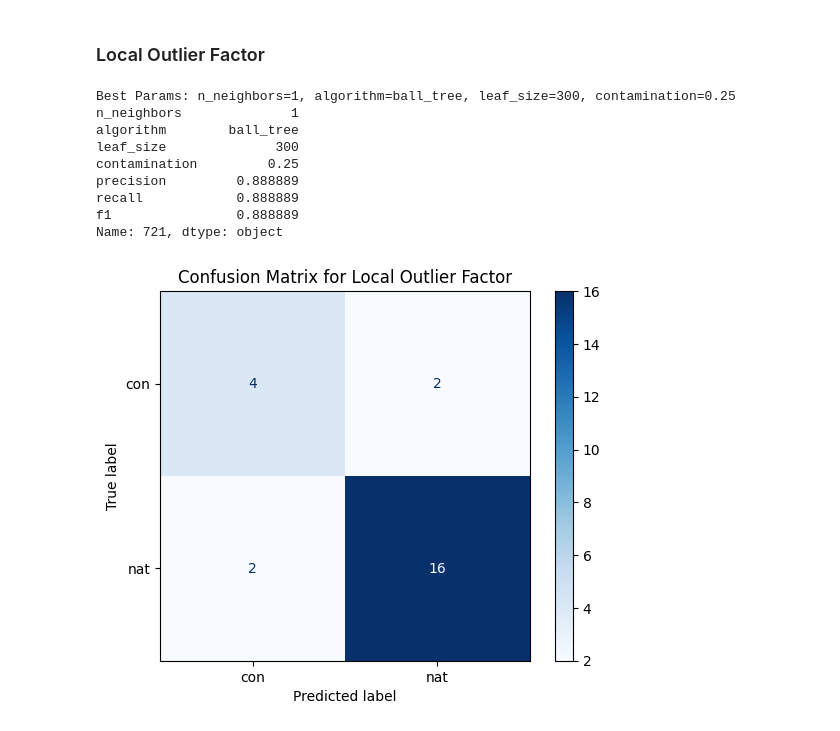
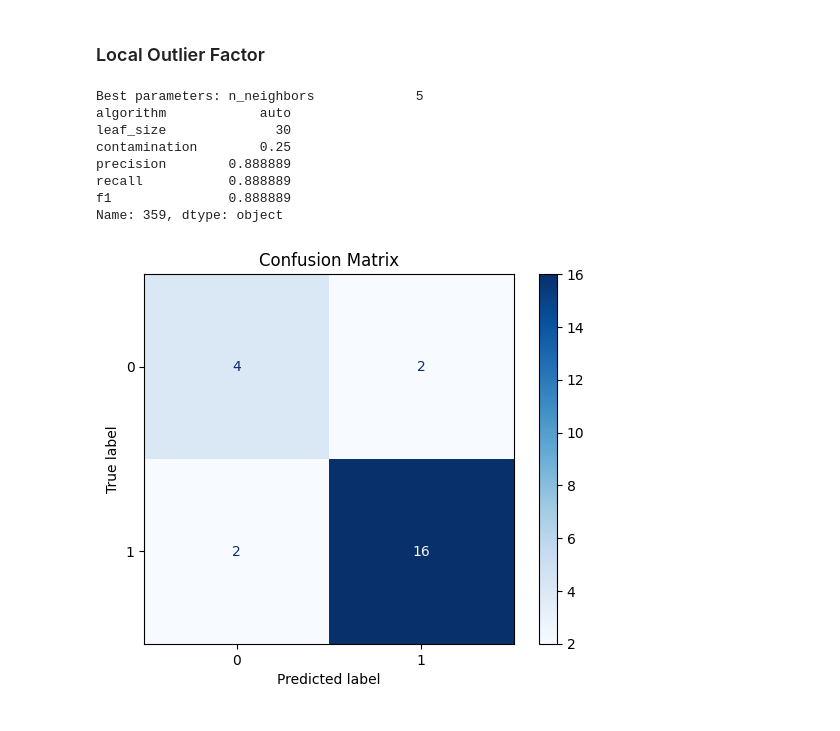
Before and after one commit to kirbergerconnor/iscl-thesis, a Jupyter notebook: anomalydetection.ipynb, the cells around one changed output. Saved outputs shown, nothing was run; the diff lists cells and outputs as text; code cells hidden in the pictures.

```diff
--- a/anomalydetection.ipynb
+++ b/anomalydetection.ipynb
@@ -70,6 +70,7 @@ for params in grid:
     precision = precision_score(y, y_pred, pos_label=-1)
     recall = recall_score(y, y_pred, pos_label=-1)
     f1 = f1_score(y, y_pred, pos_label=-1)
+    # ap = average_precision_score(y, y_pred, pos_label=-1)
     # roc_auc = roc_auc_score(y, ocsvm.decision_function(X_train))
 
     results.append({
@@ -81,6 +82,7 @@ for params in grid:
         'precision': precision,
         'recall': recall,
         'f1': f1,
+        # 'average_precision': ap,
         # 'roc_auc': roc_auc,
     })
 
@@ -89,17 +91,17 @@ ocsvm_finetuning_df.to_csv('./results/ocsvm_finetuning_df.csv')
 # Best parameters based on roc-auc score
 # best_params_roc = ocsvm_finetuning_df.sort_values(by='roc_auc', ascending=False).iloc[0]
 # print(best_params_roc)
-# Best parameters based on f1 score
-best_params_f1 = ocsvm_finetuning_df.sort_values(by='f1', ascending=False).iloc[0]
-print(best_params_f1)
+# Best parameters based on average precision score
+best_params = ocsvm_finetuning_df.sort_values(by='f1', ascending=False).iloc[0]
+print(best_params)
 
 # Evaluating fine-tuned model
 ocsvm = OneClassSVM(
-    kernel=best_params_f1['kernel'],
-    degree=best_params_f1['degree'],
-    coef0=best_params_f1['coef0'],
-    gamma=best_params_f1['gamma'],
-    nu=best_params_f1['nu'],
+    kernel=best_params['kernel'],
+    degree=best_params['degree'],
+    coef0=best_params['coef0'],
+    gamma=best_params['gamma'],
+    nu=best_params['nu'],
 )
 
 y_pred = ocsvm.fit_predict(X_train)
@@ -108,9 +110,9 @@ roc_auc = roc_auc_score(y, decision_scores)
 print(f"ROC AUC: {roc_auc}")
 
 cm = confusion_matrix(y, y_pred)
-disp = ConfusionMatrixDisplay(cm, display_labels=['con', 'nat'])
+disp = ConfusionMatrixDisplay(cm, display_labels=[0, 1])
 disp.plot(cmap=plt.cm.Blues)
-plt.title('Confusion Matrix for One-Class SVM')
+plt.title('Confusion Matrix')
 plt.savefig('./results/CM_ocsvm.png')
 plt.show()
 # %% [output]
@@ -471,7 +486,7 @@ param_grid = {
     'n_neighbors': [1, 3, 5, 7, 9, 12, 18],
     'algorithm': ['auto', 'ball_tree', 'kd_tree', 'brute'],
     'leaf_size': [5, 10, 15, 30, 50, 100, 200, 300],
-    'contamination': [0.01, 0.03, 0.05, 0.1, 0.2, 0.25, 0.5],
+    'contamination': ['auto', 0.01, 0.03, 0.05, 0.1, 0.2, 0.25, 0.5],
 }
 
 grid = ParameterGrid(param_grid)
@@ -487,6 +502,7 @@ for params in grid:
     precision = precision_score(y, y_pred)
     recall = recall_score(y, y_pred)
     f1 = f1_score(y, y_pred)
+    # ap = average_precision_score(y, y_pred)
 
     results.append({
         'n_neighbors': params['n_neighbors'],
@@ -494,44 +510,43 @@ for params in grid:
         'leaf_size': params['leaf_size'],
         'contamination': params['contamination'],
         'precision': precision,
         'recall': recall,
         'f1': f1,
+        # 'average_precision': ap,
     })
 
 lof_finetuning_df = pd.DataFrame(results)
 lof_finetuning_df.to_csv('./results/lof_finetuning_df.csv')
 # Best parameters based on f1 score
 best_params = lof_finetuning_df.sort_values(by='f1', ascending=False).iloc[0]
-print(f"Best Params: n_neighbors={best_params['n_neighbors']}, algorithm={best_params['algorithm']}, leaf_size={best_params['leaf_size']}, contamination={best_params['contamination']}")
-print(best_params)
+print(f'Best parameters: {best_params}')
 
 # Evaluating fine-tuned model
 lof = LocalOutlierFactor(
     n_neighbors=best_params['n_neighbors'],
     algorithm=best_params['algorithm'],
     leaf_size=best_params['leaf_size'],
     contamination=best_params['contamination'],
 )
 
 y_pred = lof.fit_predict(X_train)
 # decision_scores = lof.decision_function(X_train)
 # roc_auc = roc_auc_score(y, decision_scores)
 # print(f"ROC AUC: {roc_auc}")
 
 cm = confusion_matrix(y, y_pred)
-disp = ConfusionMatrixDisplay(cm, display_labels=['con', 'nat'])
+disp = ConfusionMatrixDisplay(cm, display_labels=[0, 1])
 disp.plot(cmap=plt.cm.Blues)
-plt.title('Confusion Matrix for Local Outlier Factor')
+plt.title('Confusion Matrix')
 plt.savefig('./results/CM_lof.png')
 plt.show()
 # %% [output]
-Best Params: n_neighbors=1, algorithm=ball_tree, leaf_size=300, contamination=0.25
-n_neighbors              1
-algorithm        ball_tree
-leaf_size              300
-contamination         0.25
-precision         0.888889
-recall            0.888889
-f1                0.888889
-Name: 721, dtype: object
+Best parameters: n_neighbors             5
+algorithm            auto
+leaf_size              30
+contamination        0.25
+precision        0.888889
+recall           0.888889
+f1               0.888889
+Name: 359, dtype: object
-[figure, old version]
+[figure, new version]
```
Also changed, not shown: parts of 5 cells of this notebook, 26 other files.
